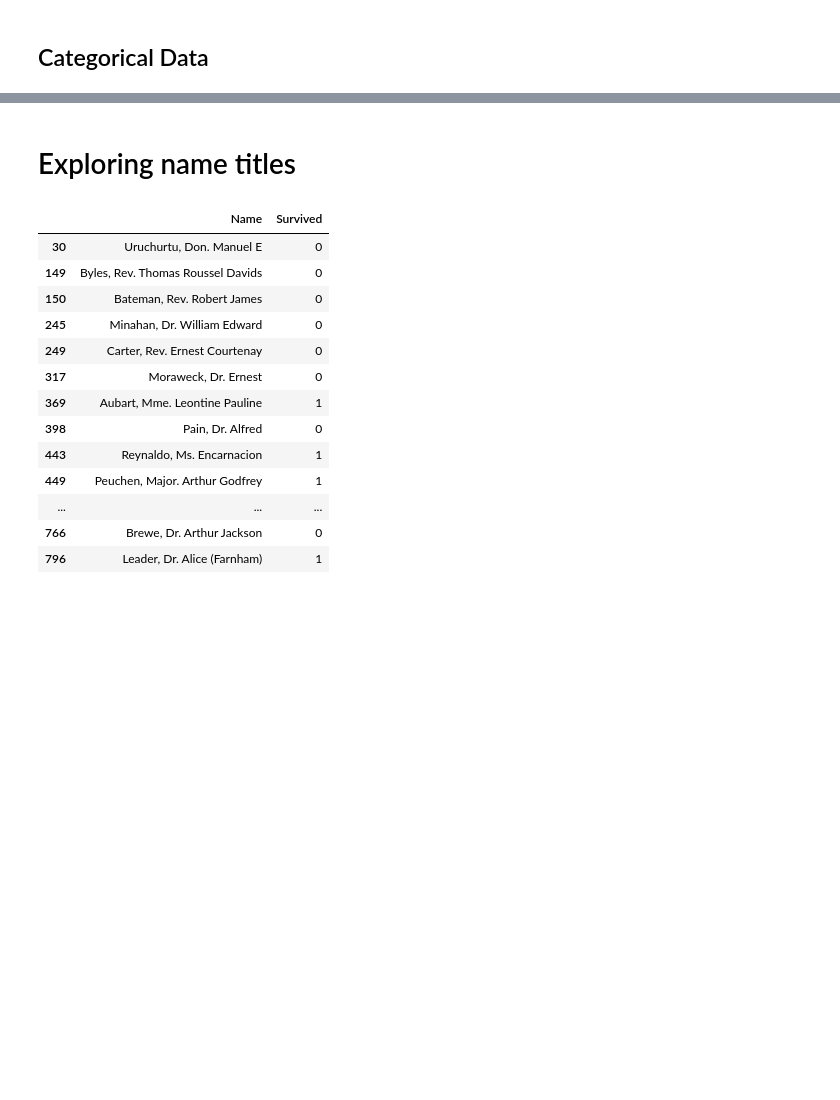
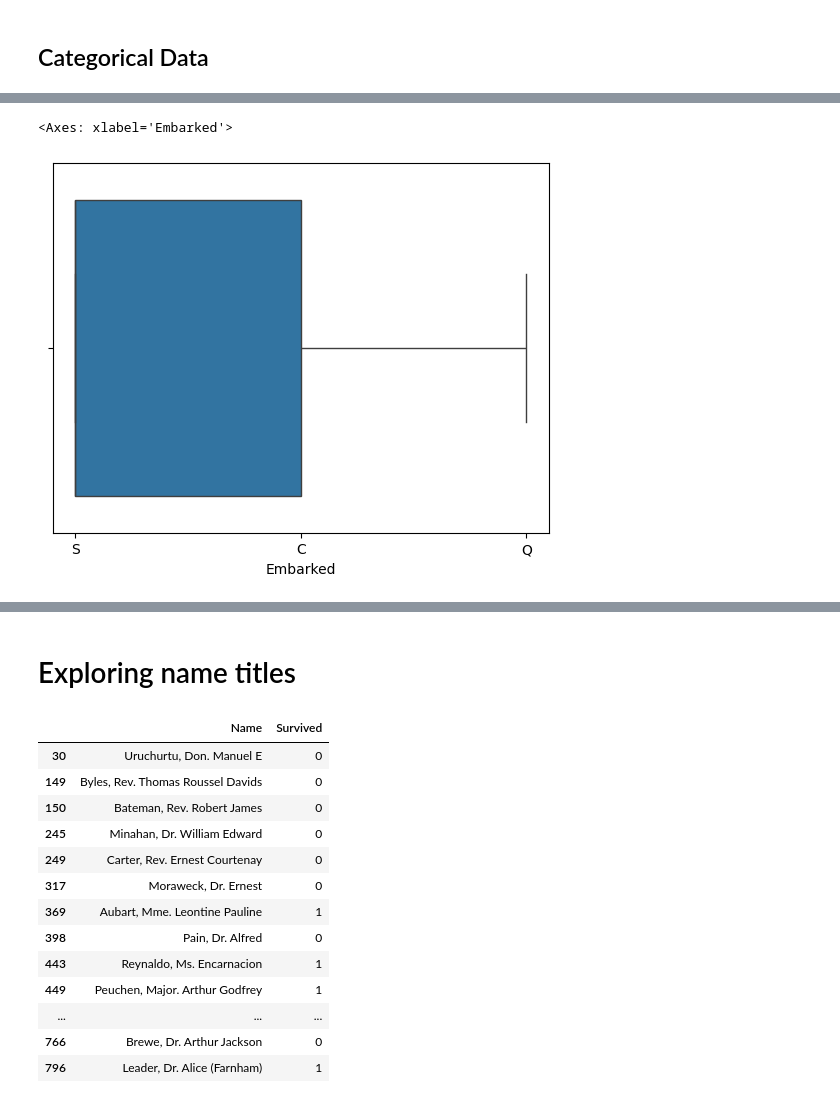
Before and after one commit to marcoeferro/EDA-exercises, a Jupyter notebook: titanic/EDA.ipynb, the cells around one changed output, grey strips where cells are left out. Drawn from its saved outputs; the diff is of its cells as text; code cells hidden in the pictures; blank space fills up the shorter version.

```diff
--- a/titanic/EDA.ipynb
+++ b/titanic/EDA.ipynb
@@ -113,6 +115,7 @@ df_numeric.drop(columns=["Survived","PassengerId"],inplace=True)
 df_categorical["SibSp"] = df_numeric["SibSp"]
 df_categorical["Parch"] = df_numeric["Parch"]
 df_categorical["Pclass"] = df_numeric["Pclass"]
+df_categorical.drop(columns=["Name","Ticket"],inplace=True)
 # %%
 df_numeric.head()
 # %% [output]
@@ -173,0 +215,5 @@ Se confirma que tanto SibSp, Pclass y Parch son categoricas con lo que se elimin
+# %%
+sns.boxplot(x=df_categorical["Embarked"]) #creates graph
+# %% [output]
+<Axes: xlabel='Embarked'>
+[figure, added]
```
Also changed, not shown: parts of 19 cells of this notebook.
